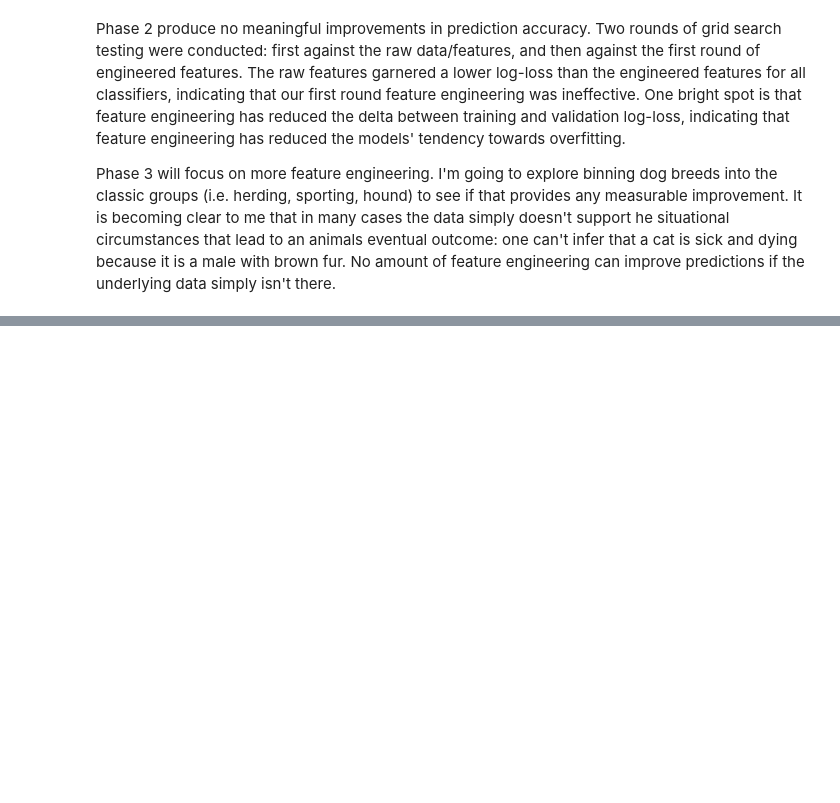
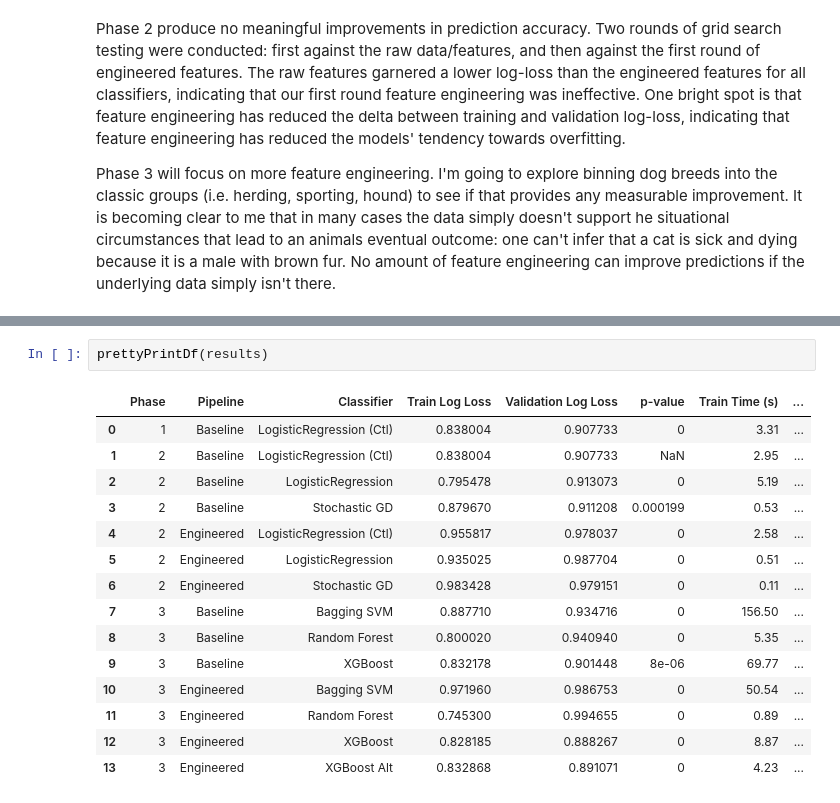
Before and after one commit to jhoerr/iu-sp18-i526-final-project, a Jupyter notebook: Predicting Shelter Animal Outcomes.ipynb, the cells around one changed output, grey strips where cells are left out. Drawn from its saved outputs; the diff is of its cells as text; blank space fills up the shorter version.

Commit message:
Phase 3: ensemble grid search, variable importance

```diff
--- a/Predicting Shelter Animal Outcomes.ipynb
+++ b/Predicting Shelter Animal Outcomes.ipynb
@@ -1273,0 +1496,18 @@ Phase 3 will focus on more feature engineering. I'm going to explore binning dog
+# %%
+prettyPrintDf(results)
+# %% [output]
+|  | Phase | Pipeline | Classifier | Train Log Loss | Validation Log Loss | p-value | Train Time (s) | ... |
+| 0 | 1 | Baseline | LogisticRegression (Ctl) | 0.838004 | 0.907733 | 0 | 3.31 | ... |
+| 1 | 2 | Baseline | LogisticRegression (Ctl) | 0.838004 | 0.907733 | NaN | 2.95 | ... |
+| 2 | 2 | Baseline | LogisticRegression | 0.795478 | 0.913073 | 0 | 5.19 | ... |
+| 3 | 2 | Baseline | Stochastic GD | 0.879670 | 0.911208 | 0.000199 | 0.53 | ... |
+| 4 | 2 | Engineered | LogisticRegression (Ctl) | 0.955817 | 0.978037 | 0 | 2.58 | ... |
+| 5 | 2 | Engineered | LogisticRegression | 0.935025 | 0.987704 | 0 | 0.51 | ... |
+| 6 | 2 | Engineered | Stochastic GD | 0.983428 | 0.979151 | 0 | 0.11 | ... |
+| 7 | 3 | Baseline | Bagging SVM | 0.887710 | 0.934716 | 0 | 156.50 | ... |
+| 8 | 3 | Baseline | Random Forest | 0.800020 | 0.940940 | 0 | 5.35 | ... |
+| 9 | 3 | Baseline | XGBoost | 0.832178 | 0.901448 | 8e-06 | 69.77 | ... |
+| 10 | 3 | Engineered | Bagging SVM | 0.971960 | 0.986753 | 0 | 50.54 | ... |
+| 11 | 3 | Engineered | Random Forest | 0.745300 | 0.994655 | 0 | 0.89 | ... |
+| 12 | 3 | Engineered | XGBoost | 0.828185 | 0.888267 | 0 | 8.87 | ... |
+| 13 | 3 | Engineered | XGBoost Alt | 0.832868 | 0.891071 | 0 | 4.23 | ... |
```
Also changed, not shown: parts of 48 cells of this notebook.
